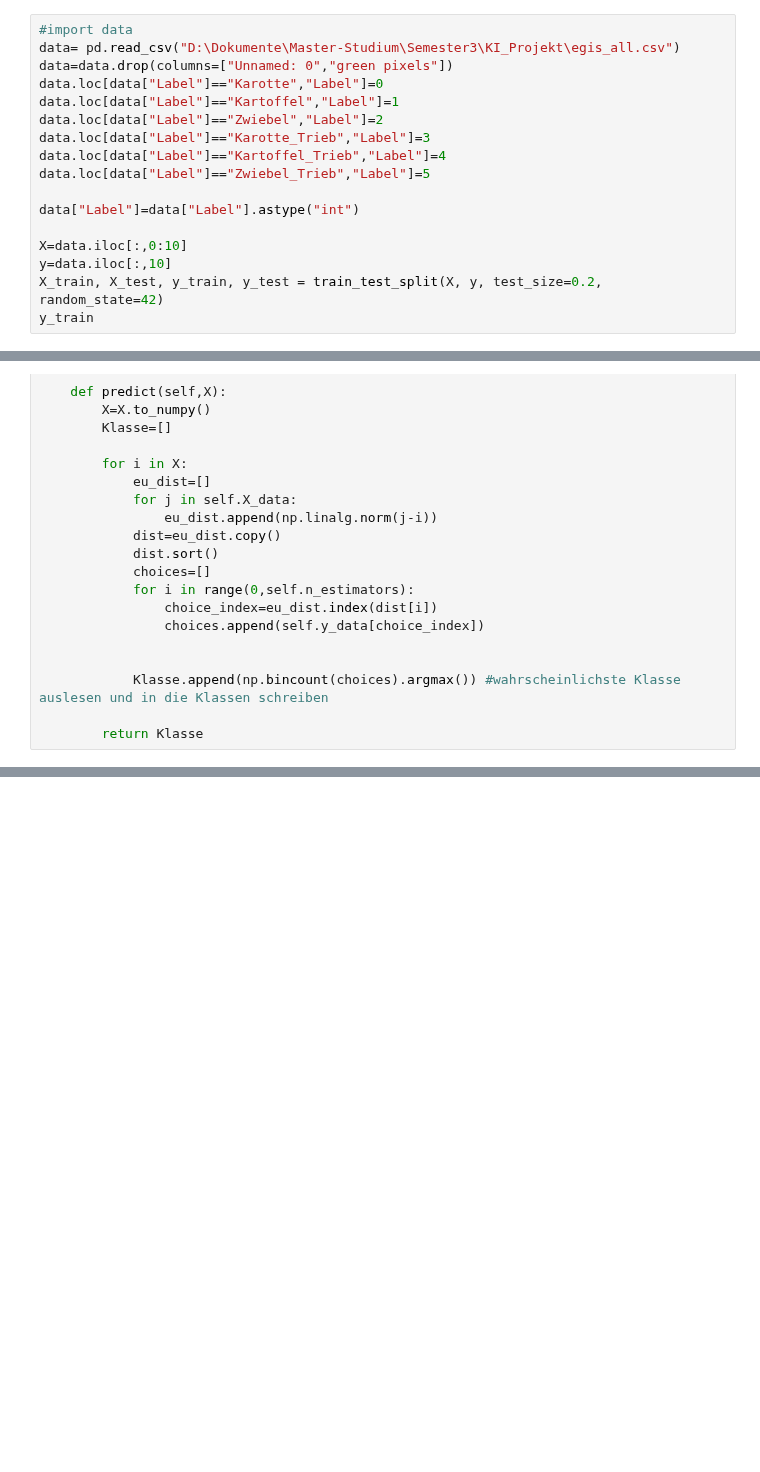
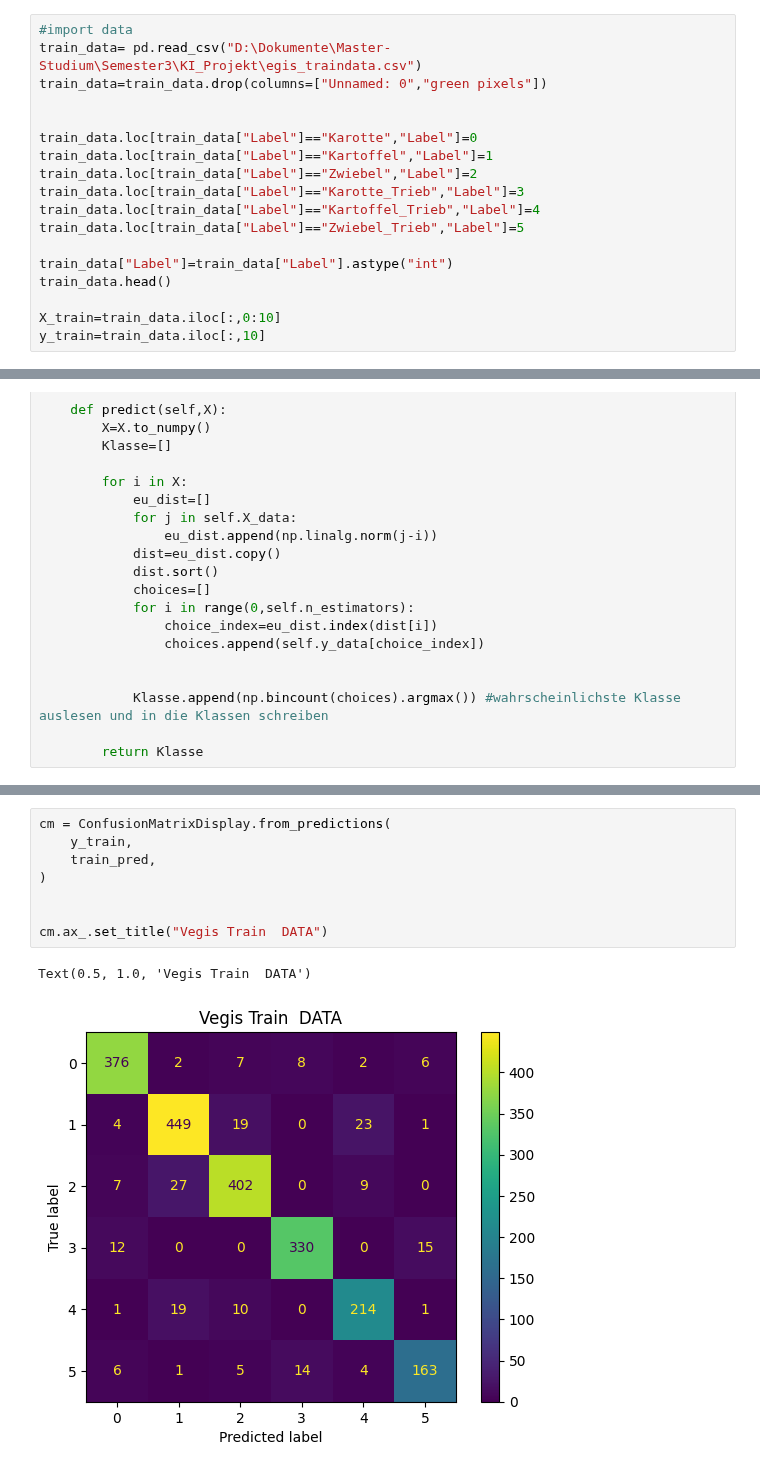
Before and after one commit to leons1396/AI_project, a Jupyter notebook: Final_Models/my_KNN.ipynb, the cells around one changed output, grey strips where cells are left out. Cells and saved outputs as stored; diff of their text form; blank space fills up the shorter version.

```diff
--- a/Final_Models/my_KNN.ipynb
+++ b/Final_Models/my_KNN.ipynb
@@ -6,17 +11,18 @@ from sklearn.model_selection import train_test_split
 # %%
 #import data
-data= pd.read_csv("D:\Dokumente\Master-Studium\Semester3\KI_Projekt\egis_all.csv")
-data=data.drop(columns=["Unnamed: 0","green pixels"])
-data.loc[data["Label"]=="Karotte","Label"]=0
-data.loc[data["Label"]=="Kartoffel","Label"]=1
-data.loc[data["Label"]=="Zwiebel","Label"]=2
-data.loc[data["Label"]=="Karotte_Trieb","Label"]=3
-data.loc[data["Label"]=="Kartoffel_Trieb","Label"]=4
-data.loc[data["Label"]=="Zwiebel_Trieb","Label"]=5
+train_data= pd.read_csv("D:\Dokumente\Master-Studium\Semester3\KI_Projekt\egis_traindata.csv")
+train_data=train_data.drop(columns=["Unnamed: 0","green pixels"])
 
-data["Label"]=data["Label"].astype("int")
 
-X=data.iloc[:,0:10]
-y=data.iloc[:,10]
-X_train, X_test, y_train, y_test = train_test_split(X, y, test_size=0.2, random_state=42)
-y_train
+train_data.loc[train_data["Label"]=="Karotte","Label"]=0
+train_data.loc[train_data["Label"]=="Kartoffel","Label"]=1
+train_data.loc[train_data["Label"]=="Zwiebel","Label"]=2
+train_data.loc[train_data["Label"]=="Karotte_Trieb","Label"]=3
+train_data.loc[train_data["Label"]=="Kartoffel_Trieb","Label"]=4
+train_data.loc[train_data["Label"]=="Zwiebel_Trieb","Label"]=5
+
+train_data["Label"]=train_data["Label"].astype("int")
+train_data.head()
+
+X_train=train_data.iloc[:,0:10]
+y_train=train_data.iloc[:,10]
@@ -69,0 +105,11 @@ pred=knn.predict(X_test)
+# %%
+cm = ConfusionMatrixDisplay.from_predictions(
+    y_train,
+    train_pred,
+)
+
+
+cm.ax_.set_title("Vegis Train  DATA")
+# %% [output]
+Text(0.5, 1.0, 'Vegis Train  DATA')
+[figure, added]
```
Also changed, not shown: parts of 6 cells of this notebook.
